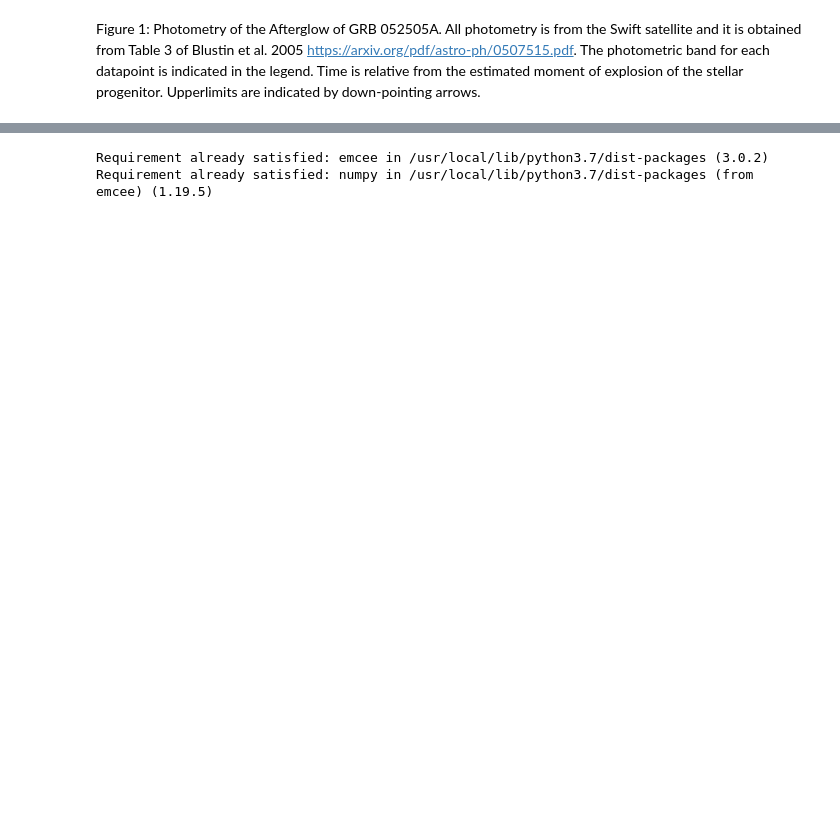
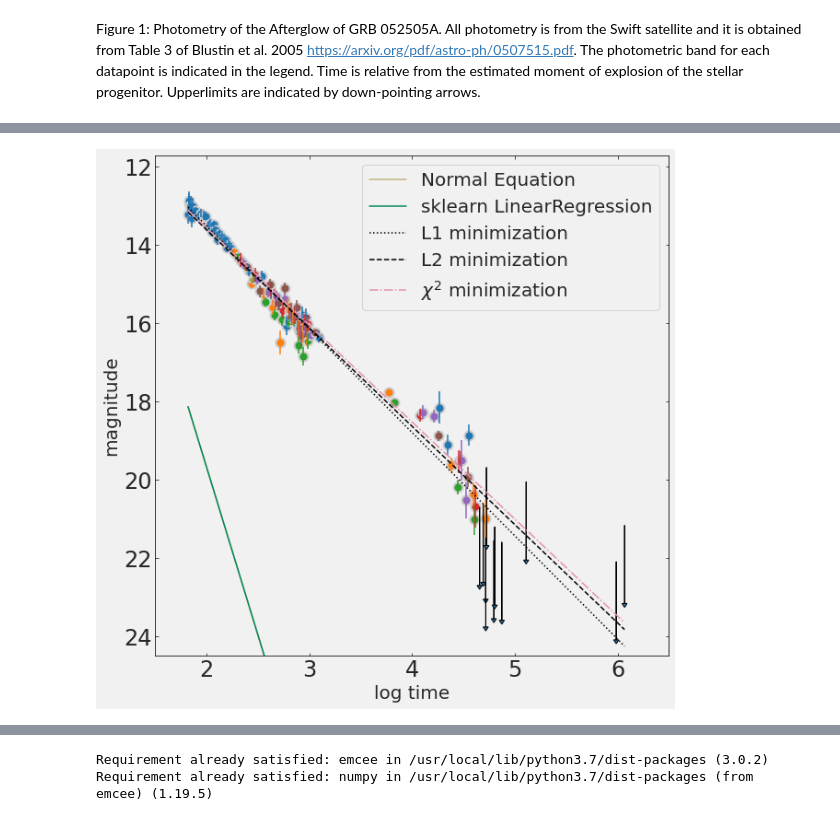
Before and after one commit to gio-bis/MLPNS2021, a Jupyter notebook: Homework3.ipynb, the cells around one changed output, grey strips where cells are left out. Drawn from its saved outputs; the diff is of its cells as text; code cells hidden in the pictures; blank space fills up the shorter version.

```diff
--- a/Homework3.ipynb
+++ b/Homework3.ipynb
@@ -92,6 +92,6 @@ findfont: Font family ['["sans-serif"]'] not found. Falling back to DejaVu Sans.
 # %% [markdown]
 Figure 1: Photometry of the Afterglow of GRB 052505A. All photometry is from the Swift satellite and it is obtained from Table 3 of Blustin et al. 2005 https://arxiv.org/pdf/astro-ph/0507515.pdf. The photometric band for each datapoint is indicated in the legend. Time is relative from the estimated moment of explosion of the stellar progenitor. Upperlimits are indicated by down-pointing arrows.
 # %%
-X = np.c_[np.ones((len(grbAG) - grbAG.upperlimit.sum(), 1)),
-	grbAG[grbAG.upperlimit == 0].logtime]
+x = grbAG[grbAG.upperlimit == 0].logtime
+X = np.c_[np.ones((len(grbAG) - grbAG.upperlimit.sum(), 1)), x]
 y = grbAG.loc[grbAG.upperlimit == 0].mag
@@ -103,0 +192,16 @@ array([8.58266823, 2.51199984])
+# %%
+def chi2(args, x, y, s):
+    a, b = args
+    return sum((y - line(a, b, x))**2 / s**2)
+
+x = grbAG[grbAG.upperlimit == 0].logtime.values
+y = grbAG.loc[grbAG.upperlimit == 0].mag.values
+s = grbAG.loc[grbAG.upperlimit == 0].magerr.values
+
+initialGuess = (10, 1)
+
+chi2Solution = minimize(chi2, initialGuess, args=(x, y, s))
+print(chi2Solution)
+print("")
+print("best fit parameters from the minimization of the chi squared: " +
+       "slope {:.2f}, intercept {:.2f}".format(*chi2Solution.x))
@@ -103,0 +224,70 @@ array([8.58266823, 2.51199984])
+# %%
+def plotline(pars, x, color='k', symbol='-', label='model',
+             alpha=1, ax=ax):
+    slope, intercept = pars
+    y = line(intercept, slope, x)
+    ax.plot(x, y, ls=symbol, c=color, label=label, alpha=alpha)
+
+
+ax = pl.figure(figsize=(10,10)).add_subplot(111)
+
+for f in grbAG["filter"].unique():
+    pl.errorbar(grbAG.loc[grbAG["filter"] == f, "logtime"],
+                grbAG.loc[grbAG["filter"] == f, "mag"],
+                yerr=grbAG.loc[grbAG["filter"] == f, "magerr"], fmt='.', ms=0,
+                fcolor=None, label=None)
+
+# replot to add a better marker (optional)
+for f in grbAG["filter"].unique():
+    pl.scatter(grbAG.loc[grbAG["filter"] == f, "logtime"],
+               grbAG.loc[grbAG["filter"] == f, "mag"],
+               alpha=1, s=100, linewidth=2,
+               edgecolor='#cccccc', label=None)
+
+
+# plot the upperlimits as arrows
+nuplim = grbAG.mag.isna().sum()
+for i in grbAG[grbAG.upperlimit == 1].index:
+    pl.arrow(grbAG.loc[i].logtime,
+             grbAG.loc[i].magerr, 0, 2,
+            head_width=0.05, head_length=0.1, ec='k')
+
+#plotting models
+#use Kelley colors for maximum readability
+#https://gist.github.com/ollieglass/f6ddd781eeae1d24e391265432297538
+colors = ['C2B280', '848482', '008856', 'E68FAC', '0067A5', 'F99379',
+          '604E97', 'F6A600', 'B3446C',
+          'DCD300', '882D17', '8DB600', '654522', 'E25822', '2B3D26',
+          '222222', 'F3C300', '875692', 'F38400', 'A1CAF1', 'BE0032', ]
+#normal equation
+plotline((lr.coef_[1], lr.intercept_), grbAG.logtime.values,
+         color='#'+colors[0],
+         label="Normal Equation", ax=ax)
+#sklearn
+plotline((theta_best[::-1]), grbAG.logtime,
+         color='#'+colors[2], symbol='-',
+         label="sklearn LinearRegression", ax=ax)
+#minimize L1
+plotline((l1Solution.x[::-1]), grbAG.logtime,
+         symbol=':',
+         label="L1 minimization", ax=ax)
+#minimize L2
+plotline((l2Solution.x[::-1]), grbAG.logtime,
+         symbol='--',
+         label="L2 minimization", ax=ax)
+#minimize chi2
+plotline((chi2Solution.x[::-1]), grbAG.logtime,
+         color='#'+colors[3], symbol='-.',
+         label=r"$\chi^2$ minimization", ax=ax)
+
+pl.legend()
+
+#with the LinearRegression object I can also do
+#pl.plot(grbAG.logtime, lr.predict(np.c_[np.ones((len(grbAG), 1)), grbAG.logtime]), 'k-')
+
+pl.ylim(24.5,11.7)
+pl.xlim(1.5, 6.5)
+pl.ylabel("magnitude", fontsize=20)
+pl.xlabel("log time", fontsize=20);
+# %% [output]
+[figure, added]
```
Also changed, not shown: parts of 29 cells of this notebook.
